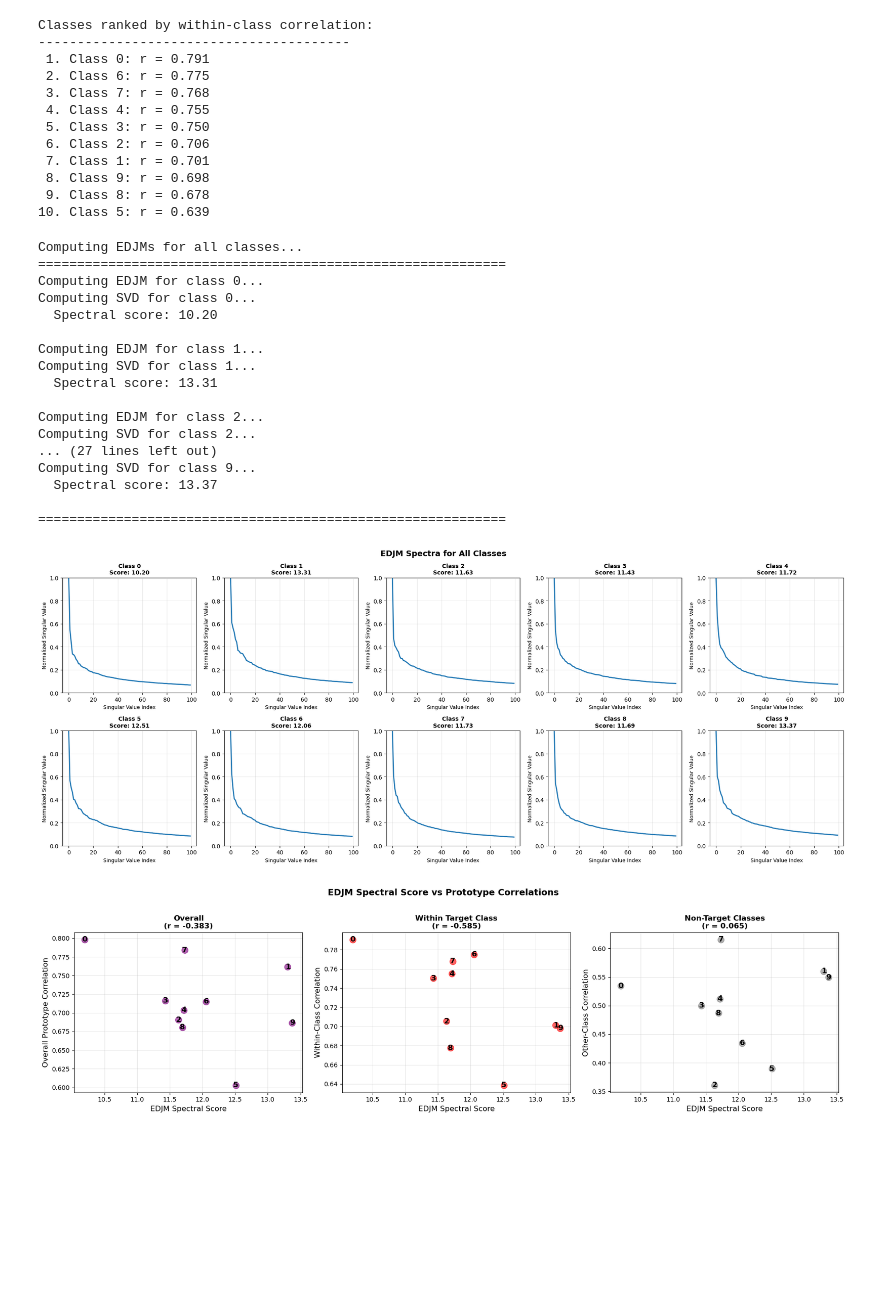
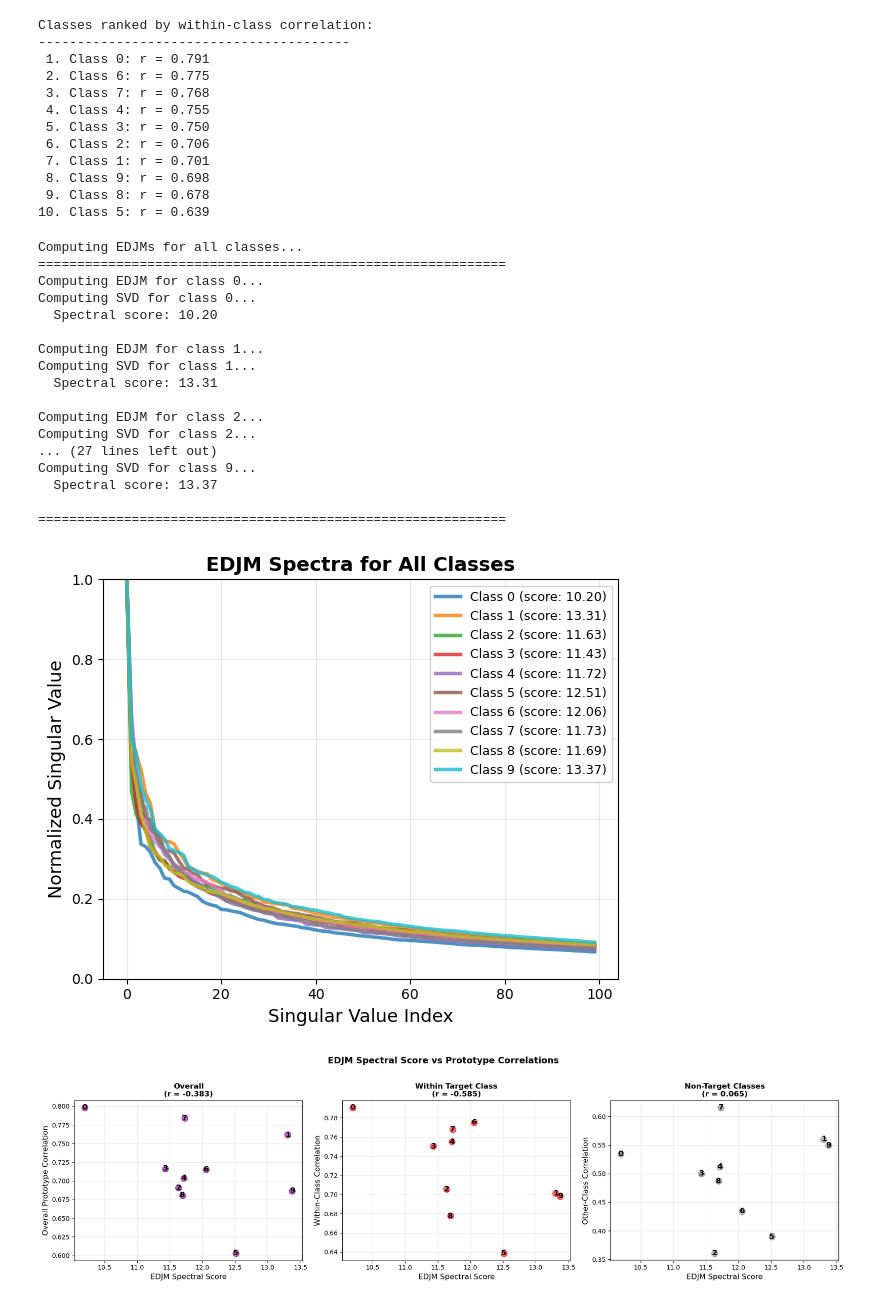
Before and after one commit to gsan211/elm-mnist, a Jupyter notebook: elm.ipynb, the cells around one changed output. Drawn from its saved outputs; the diff is of its cells as text; code cells hidden in the pictures; blank space fills up the shorter version.

Commit message:
added EDJM SVD comparison

```diff
--- a/elm.ipynb
+++ b/elm.ipynb
@@ -1136,34 +1136,37 @@ def analyze_all_class_edjms(model, test_dataset, n_samples=500, device='cpu'):
     print("="*60)
     return all_edjms, all_spectra, all_scores
 
-def visualize_edjm_spectra(all_spectra, all_scores):
+def visualize_edjm_spectra_combined(all_spectra, all_scores):
     """
-    Visualize EDJM spectra for all classes
+    Visualize all EDJM spectra on a single plot, colored by class
     """
-    fig, axes = plt.subplots(2, 5, figsize=(20, 8))
+    fig, ax = plt.subplots(1, 1, figsize=(6, 5))
 
-    # Find global max for consistent y-axis
-    max_sv = max(spectra[0] for spectra in all_spectra.values())
+    # Color map for digits
+    colors = plt.cm.tab10(np.linspace(0, 1, 10))
 
+    # Plot each spectrum
     for class_idx in range(10):
-        row = class_idx // 5
-        col = class_idx % 5
-        ax = axes[row, col]
-
         spectrum = all_spectra[class_idx]
         score = all_scores[class_idx]
 
-        # Normalize and plot
+        # Normalize
         normalized_spectrum = spectrum / spectrum[0]
 
-        ax.plot(normalized_spectrum[:100], linewidth=2)  # Plot first 100 components
-        ax.set_xlabel('Singular Value Index', fontsize=9)
-        ax.set_ylabel('Normalized Singular Value', fontsize=9)
-        ax.set_title(f'Class {class_idx}\nScore: {score:.2f}', fontsize=10, weight='bold')
-        ax.grid(True, alpha=0.3)
-        ax.set_ylim([0, 1])
+        # Plot first 100 components
+        ax.plot(normalized_spectrum[:100],
+               linewidth=2.5,
+               color=colors[class_idx],
+               label=f'Class {class_idx} (score: {score:.2f})',
+               alpha=0.8)
 
-    plt.suptitle('EDJM Spectra for All Classes', fontsize=14, weight='bold')
+    ax.set_xlabel('Singular Value Index', fontsize=13)
+    ax.set_ylabel('Normalized Singular Value', fontsize=13)
+    ax.set_title('EDJM Spectra for All Classes', fontsize=14, weight='bold')
+    ax.grid(True, alpha=0.3)
+    ax.set_ylim([0, 1])
+    ax.legend(loc='upper right', fontsize=9, framealpha=0.9)
+
     plt.tight_layout()
     plt.show()
 
@@ -1247,35 +1250,35 @@ def compare_spectra_and_correlations(all_scores, prototype_results):
     print("          (high spectral score = complex = low within-class correlation)")
 
 
 # Run the full analysis
 all_edjms, all_spectra, all_scores = analyze_all_class_edjms(
     model, test_dataset, n_samples=500, device=device
 )
 
 # Visualize spectra
-visualize_edjm_spectra(all_spectra, all_scores)
+visualize_edjm_spectra_combined(all_spectra, all_scores)
 
 # Compare with prototype correlations (assuming you have 'results' from earlier)
 compare_spectra_and_correlations(all_scores, results)
 # %% [output]
 Computing EDJMs for all classes...
 ============================================================
 Computing EDJM for class 0...
 Computing SVD for class 0...
   Spectral score: 10.20
 
 Computing EDJM for class 1...
 Computing SVD for class 1...
   Spectral score: 13.31
 
 Computing EDJM for class 2...
 Computing SVD for class 2...
 ... (27 lines left out)
 Computing SVD for class 9...
   Spectral score: 13.37
 
 ============================================================
-[figure, old version]
+[figure, new version]
 [figure]
 Comparison: EDJM Spectral Score vs Prototype Correlations
 ================================================================================
```
Also changed, not shown: parts of 1 cell of this notebook.
